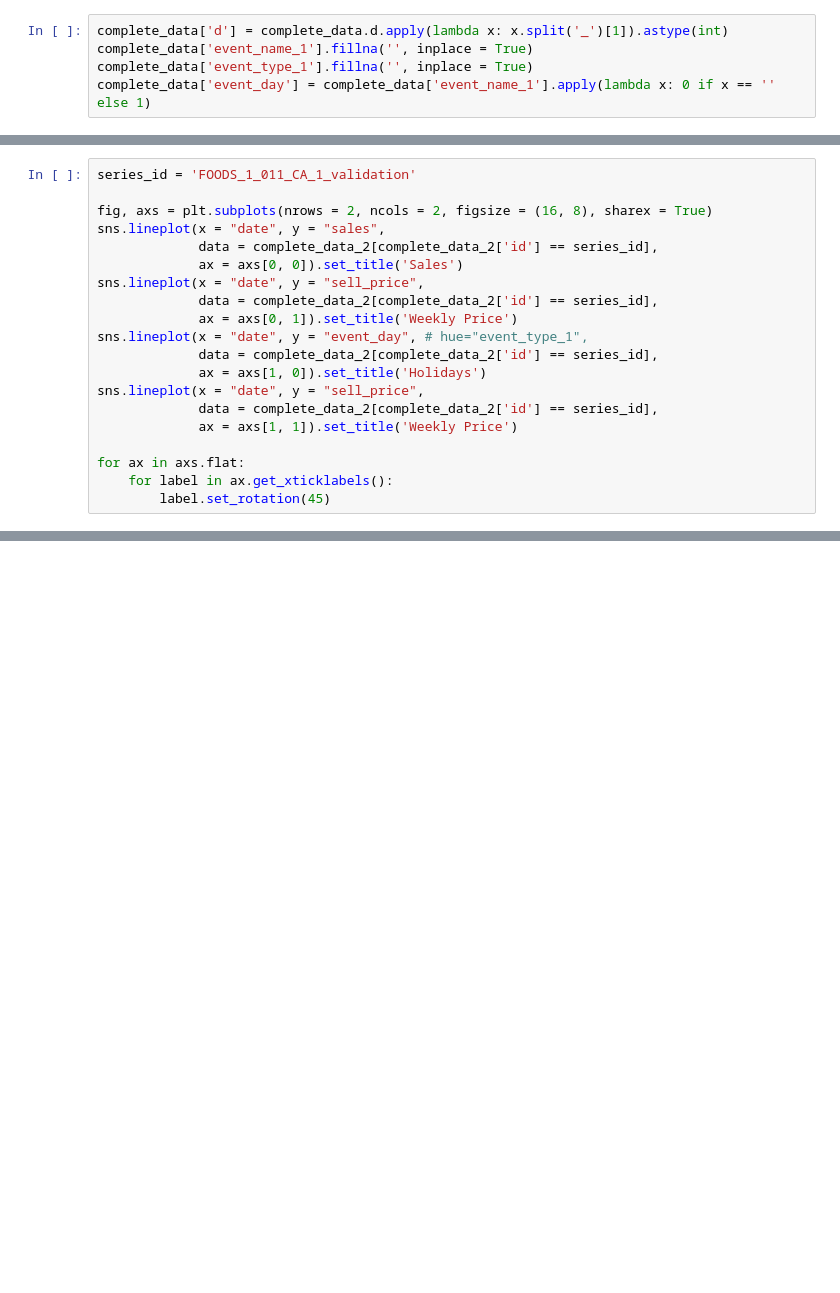
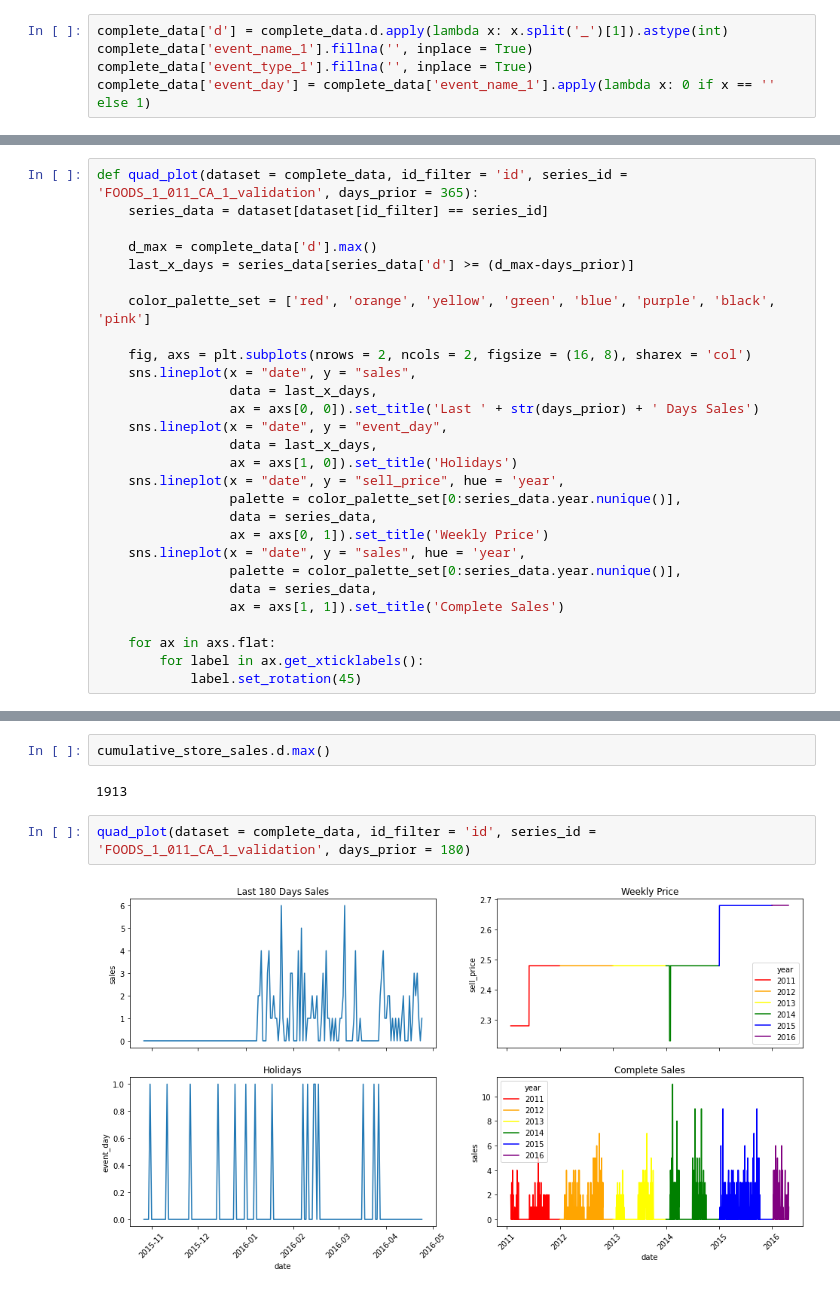
Before and after one commit to andrew-kipp/M5-Forecasting, a Jupyter notebook: EDA_Sales_Plots.ipynb, the cells around one changed output, grey strips where cells are left out. Drawn from its saved outputs; the diff is of its cells as text; blank space fills up the shorter version.

Commit message:
Plots Updated

```diff
--- a/EDA_Sales_Plots.ipynb
+++ b/EDA_Sales_Plots.ipynb
@@ -42,20 +58,28 @@ complete_data_2.head()
 # %%
-series_id = 'FOODS_1_011_CA_1_validation'
+def quad_plot(dataset = complete_data, id_filter = 'id', series_id = 'FOODS_1_011_CA_1_validation', days_prior = 365):
+    series_data = dataset[dataset[id_filter] == series_id]
 
-fig, axs = plt.subplots(nrows = 2, ncols = 2, figsize = (16, 8), sharex = True)
-sns.lineplot(x = "date", y = "sales",
-             data = complete_data_2[complete_data_2['id'] == series_id],
-             ax = axs[0, 0]).set_title('Sales')
-sns.lineplot(x = "date", y = "sell_price",
-             data = complete_data_2[complete_data_2['id'] == series_id],
-             ax = axs[0, 1]).set_title('Weekly Price')
-sns.lineplot(x = "date", y = "event_day", # hue="event_type_1",
-             data = complete_data_2[complete_data_2['id'] == series_id],
-             ax = axs[1, 0]).set_title('Holidays')
-sns.lineplot(x = "date", y = "sell_price",
-             data = complete_data_2[complete_data_2['id'] == series_id],
-             ax = axs[1, 1]).set_title('Weekly Price')
+    d_max = complete_data['d'].max()
+    last_x_days = series_data[series_data['d'] >= (d_max-days_prior)]
 
-for ax in axs.flat:
-    for label in ax.get_xticklabels():
-        label.set_rotation(45)
+    color_palette_set = ['red', 'orange', 'yellow', 'green', 'blue', 'purple', 'black', 'pink']
+
+    fig, axs = plt.subplots(nrows = 2, ncols = 2, figsize = (16, 8), sharex = 'col')
+    sns.lineplot(x = "date", y = "sales",
+                 data = last_x_days,
+                 ax = axs[0, 0]).set_title('Last ' + str(days_prior) + ' Days Sales')
+    sns.lineplot(x = "date", y = "event_day",
+                 data = last_x_days,
+                 ax = axs[1, 0]).set_title('Holidays')
+    sns.lineplot(x = "date", y = "sell_price", hue = 'year',
+                 palette = color_palette_set[0:series_data.year.nunique()],
+                 data = series_data,
+                 ax = axs[0, 1]).set_title('Weekly Price')
+    sns.lineplot(x = "date", y = "sales", hue = 'year',
+                 palette = color_palette_set[0:series_data.year.nunique()],
+                 data = series_data,
+                 ax = axs[1, 1]).set_title('Complete Sales')
+
+    for ax in axs.flat:
+        for label in ax.get_xticklabels():
+            label.set_rotation(45)
@@ -77,0 +108,8 @@ series_id = 'HOUSEHOLD_1_032_CA_1_validation'
+# %%
+cumulative_store_sales.d.max()
+# %% [output]
+1913
+# %%
+quad_plot(dataset = complete_data, id_filter = 'id', series_id = 'FOODS_1_011_CA_1_validation', days_prior = 180)
+# %% [output]
+[figure, added]
```
Also changed, not shown: parts of 14 cells of this notebook.
